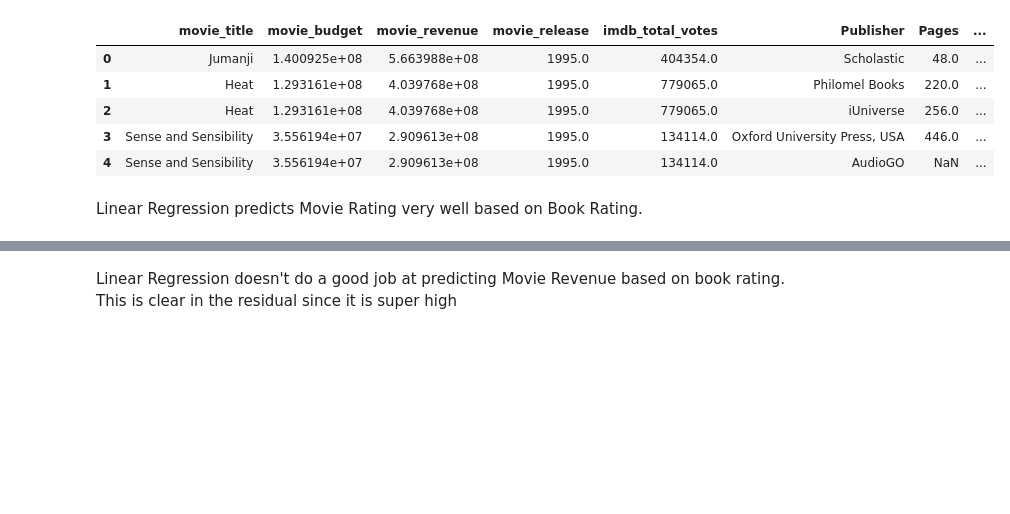
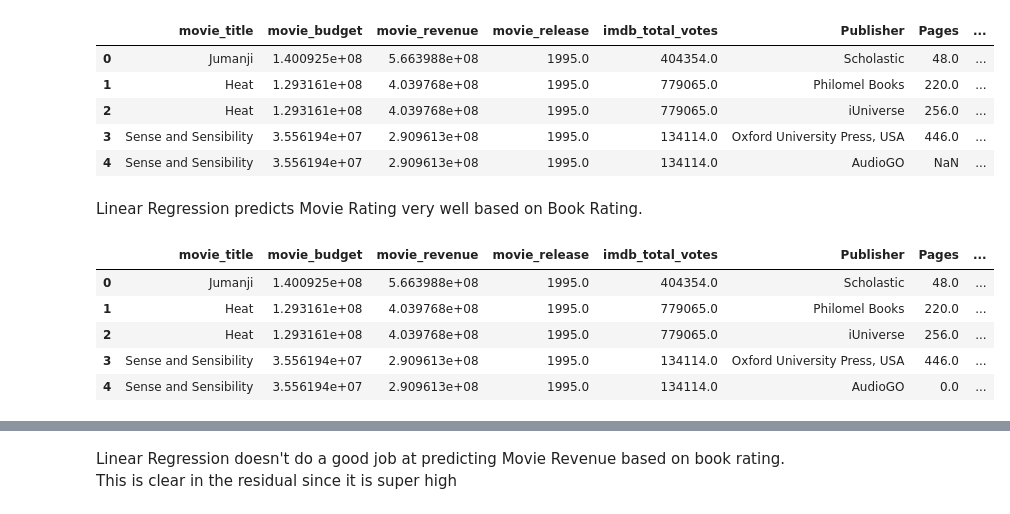
Before and after one commit to emilybae2025/Book-to-Film-Success-Prediction-Model, a Jupyter notebook: LinearRegression.ipynb, the cells around one changed output, grey strips where cells are left out. Drawn from its saved outputs; the diff is of its cells as text; code cells hidden in the pictures; blank space fills up the shorter version.

```diff
--- a/LinearRegression.ipynb
+++ b/LinearRegression.ipynb
@@ -74,5 +72,19 @@ df.head()
 | 4 | Sense and Sensibility | 3.556194e+07 | 2.909613e+08 | 1995.0 | 134114.0 | AudioGO | NaN | ... |
 # %% [markdown]
 <p>Linear Regression predicts Movie Rating very well based on Book Rating.</p>
+# %%
+df = pd.read_csv("final_data.csv")
+# Remove the unnamed column if it exists
+if 'Unnamed: 0' in df.columns:
+    df = df.drop('Unnamed: 0', axis=1)
+df = df.fillna(0)
+df.head()
+# %% [output]
+|  | movie_title | movie_budget | movie_revenue | movie_release | imdb_total_votes | Publisher | Pages | ... |
+| 0 | Jumanji | 1.400925e+08 | 5.663988e+08 | 1995.0 | 404354.0 | Scholastic | 48.0 | ... |
+| 1 | Heat | 1.293161e+08 | 4.039768e+08 | 1995.0 | 779065.0 | Philomel Books | 220.0 | ... |
+| 2 | Heat | 1.293161e+08 | 4.039768e+08 | 1995.0 | 779065.0 | iUniverse | 256.0 | ... |
+| 3 | Sense and Sensibility | 3.556194e+07 | 2.909613e+08 | 1995.0 | 134114.0 | Oxford University Press, USA | 446.0 | ... |
+| 4 | Sense and Sensibility | 3.556194e+07 | 2.909613e+08 | 1995.0 | 134114.0 | AudioGO | 0.0 | ... |
 # %%
 model = LinearRegression()
```
Also changed, not shown: parts of 4 cells of this notebook, 2 other files.
